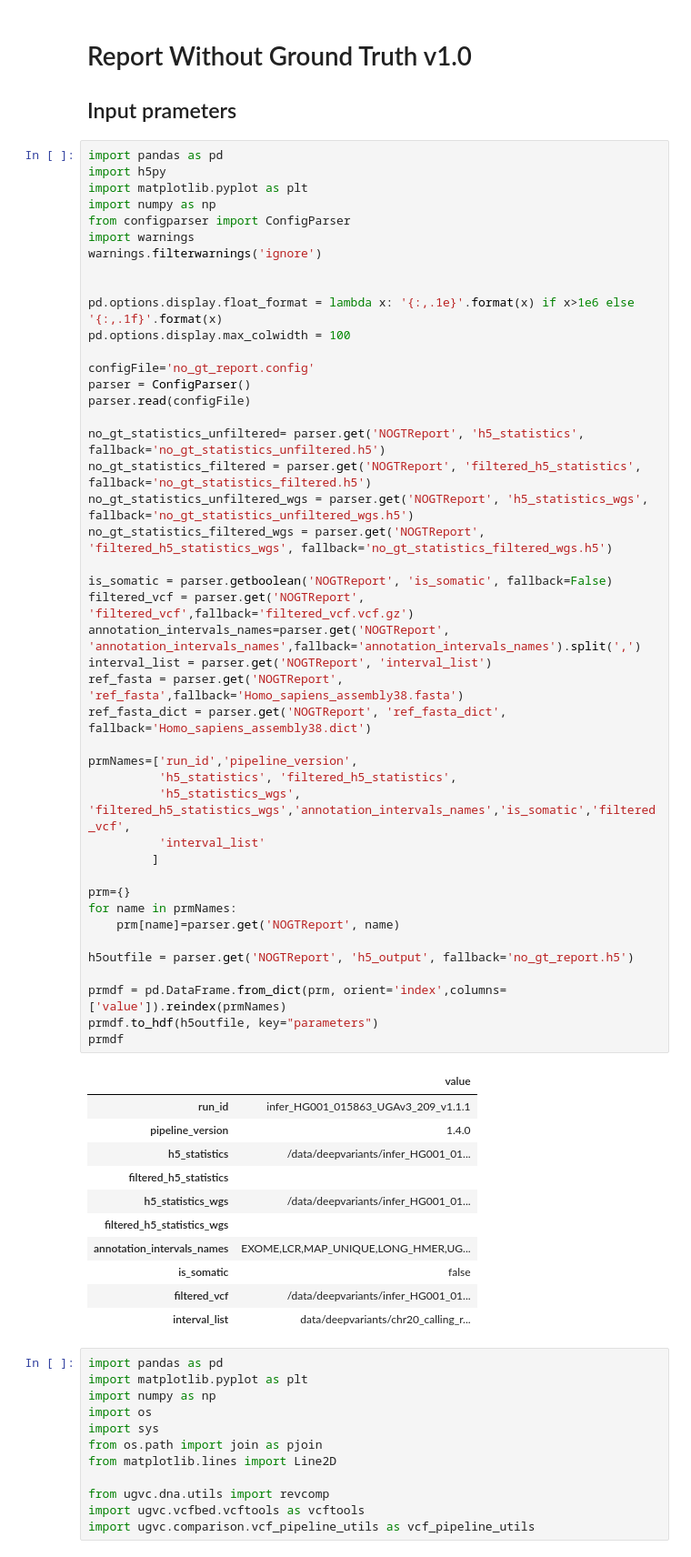
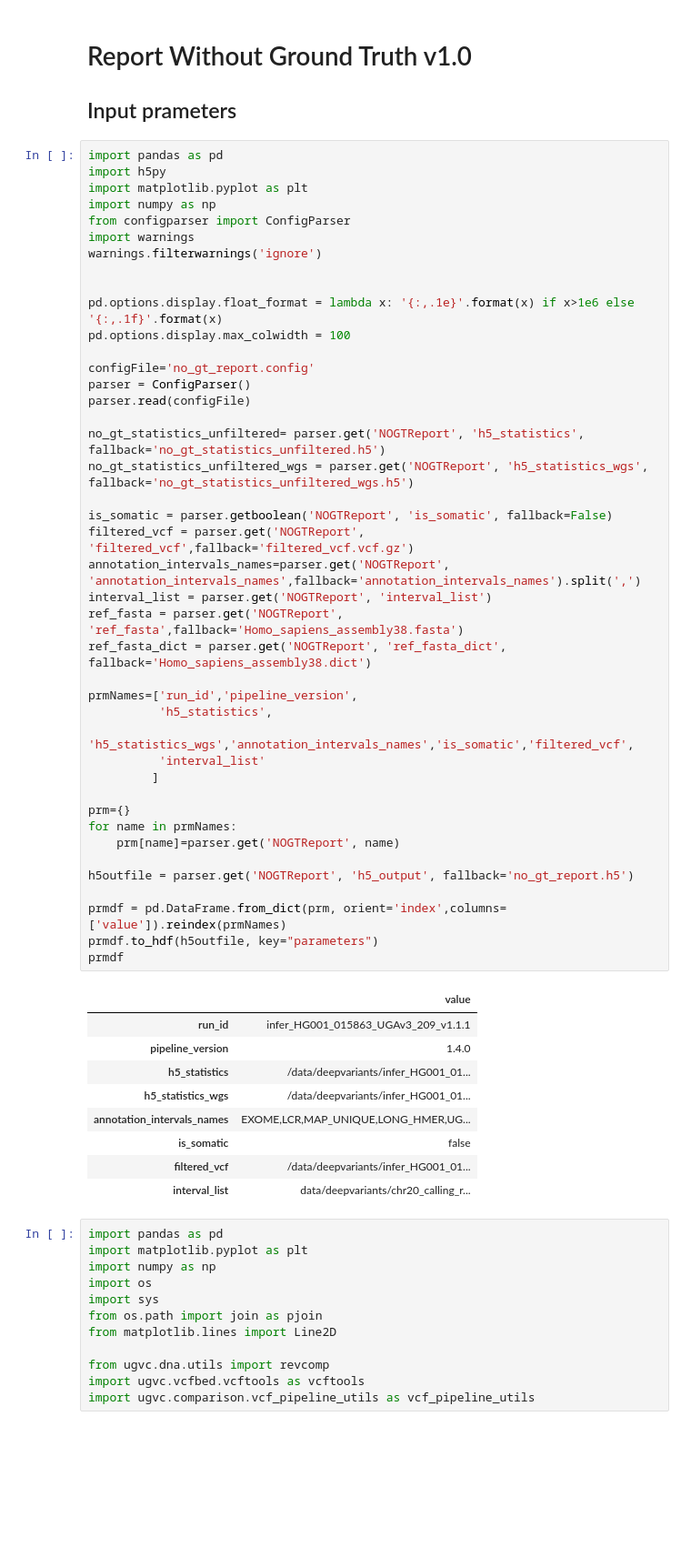
Before and after one commit to Ultimagen/VariantCalling, a Jupyter notebook: ugvc/reports/report_wo_gt.ipynb, the cells around one changed output. Shown at 91% size. Cells and saved outputs as stored; diff of their text form; blank space fills up the shorter version.

Commit message:
bioin-1004 remove filtered data and arrange the tables

```diff
--- a/ugvc/reports/report_wo_gt.ipynb
+++ b/ugvc/reports/report_wo_gt.ipynb
@@ -22,40 +22,36 @@ parser = ConfigParser()
 parser.read(configFile)
 
 no_gt_statistics_unfiltered= parser.get('NOGTReport', 'h5_statistics', fallback='no_gt_statistics_unfiltered.h5')
-no_gt_statistics_filtered = parser.get('NOGTReport', 'filtered_h5_statistics', fallback='no_gt_statistics_filtered.h5')
 no_gt_statistics_unfiltered_wgs = parser.get('NOGTReport', 'h5_statistics_wgs', fallback='no_gt_statistics_unfiltered_wgs.h5')
-no_gt_statistics_filtered_wgs = parser.get('NOGTReport', 'filtered_h5_statistics_wgs', fallback='no_gt_statistics_filtered_wgs.h5')
 
 is_somatic = parser.getboolean('NOGTReport', 'is_somatic', fallback=False)
 filtered_vcf = parser.get('NOGTReport', 'filtered_vcf',fallback='filtered_vcf.vcf.gz')
 annotation_intervals_names=parser.get('NOGTReport', 'annotation_intervals_names',fallback='annotation_intervals_names').split(',')
 interval_list = parser.get('NOGTReport', 'interval_list')
 ref_fasta = parser.get('NOGTReport', 'ref_fasta',fallback='Homo_sapiens_assembly38.fasta')
 ref_fasta_dict = parser.get('NOGTReport', 'ref_fasta_dict', fallback='Homo_sapiens_assembly38.dict')
 
 prmNames=['run_id','pipeline_version',
-          'h5_statistics', 'filtered_h5_statistics',
-          'h5_statistics_wgs', 'filtered_h5_statistics_wgs','annotation_intervals_names','is_somatic','filtered_vcf',
+          'h5_statistics',
+          'h5_statistics_wgs','annotation_intervals_names','is_somatic','filtered_vcf',
           'interval_list'
          ]
 
 prm={}
 for name in prmNames:
     prm[name]=parser.get('NOGTReport', name)
 
 h5outfile = parser.get('NOGTReport', 'h5_output', fallback='no_gt_report.h5')
 
 prmdf = pd.DataFrame.from_dict(prm, orient='index',columns=['value']).reindex(prmNames)
 prmdf.to_hdf(h5outfile, key="parameters")
 prmdf
 # %% [output]
 |  | value |
 | run_id | infer_HG001_015863_UGAv3_209_v1.1.1 |
 | pipeline_version | 1.4.0 |
 | h5_statistics | /data/deepvariants/infer_HG001_01... |
-| filtered_h5_statistics |  |
 | h5_statistics_wgs | /data/deepvariants/infer_HG001_01... |
-| filtered_h5_statistics_wgs |  |
 | annotation_intervals_names | EXOME,LCR,MAP_UNIQUE,LONG_HMER,UG... |
 | is_somatic | false |
 | filtered_vcf | /data/deepvariants/infer_HG001_01... |
```
Also changed, not shown: parts of 17 cells of this notebook.
